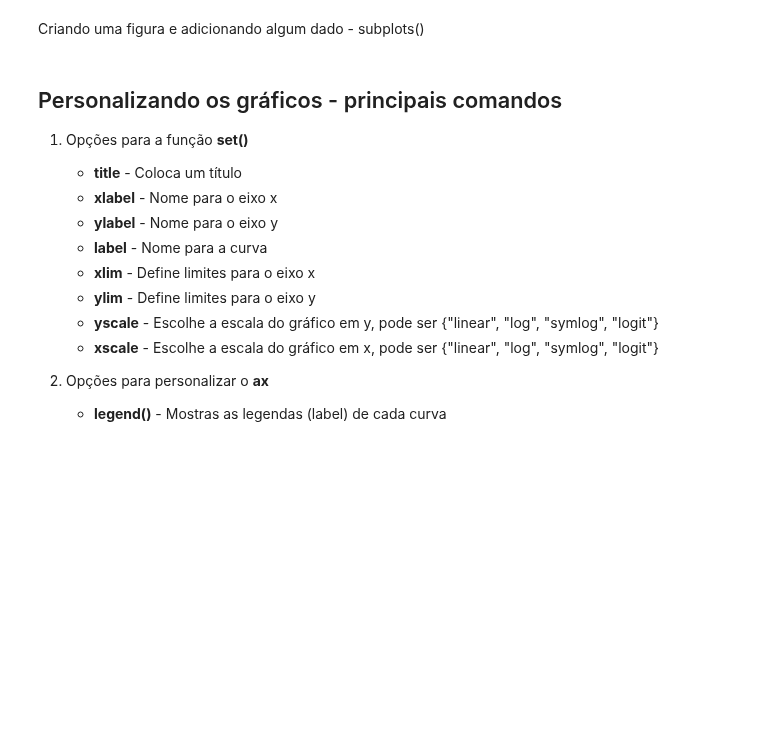
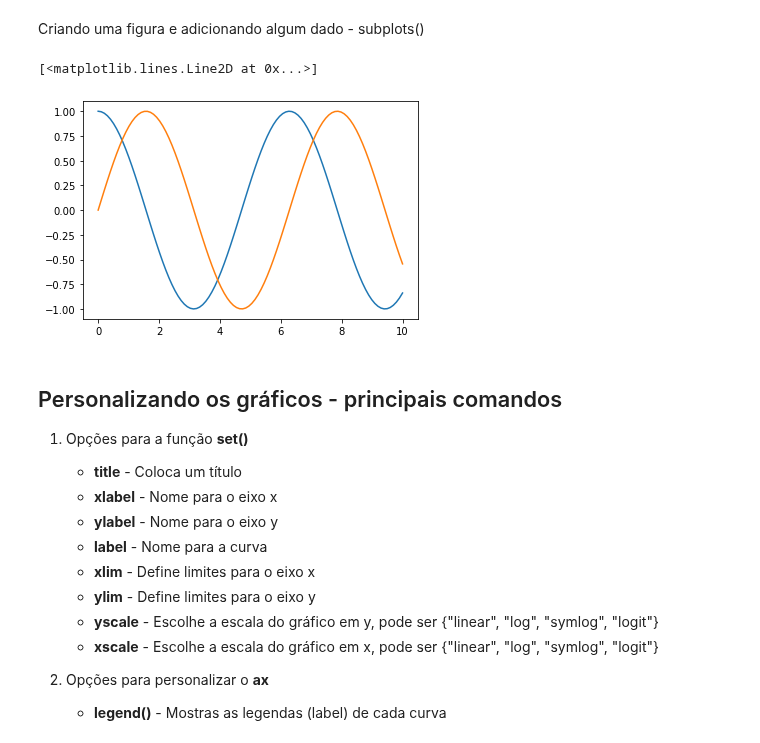
Before and after one commit to Chabole/Python, a Jupyter notebook: SENGMEC_22/Apresentação/SENGMEC_2022_day2_apresentação.ipynb, the cells around one changed output. Saved outputs shown, nothing was run; the diff lists cells and outputs as text; code cells hidden in the pictures; blank space fills up the shorter version.

```diff
--- a/SENGMEC_22/Apresentação/SENGMEC_2022_day2_apresentação.ipynb
+++ b/SENGMEC_22/Apresentação/SENGMEC_2022_day2_apresentação.ipynb
@@ -172,12 +243,20 @@ import matplotlib.pyplot as plt
 Gerando dados para as plotagens
 # %%
 #Criando uma array com valores de x
-
+x = np.linspace(0, 10, 100)
 #Criando uma array com valores de y
+y = np.cos(x)
 # %% [markdown]
 Criando uma figura e adicionando algum dado - subplots()
 # %%
 #Gerando figura - scatter, bar, plot
+fig, ax = plt.subplots()
+
+ax.plot(x, y)
+ax.plot(x, np.sin(x))
+# %% [output]
+[<matplotlib.lines.Line2D at 0x...>]
+[figure, added]
 # %% [markdown]
 ## Personalizando os gráficos - principais comandos
 
```
Also changed, not shown: parts of 68 cells of this notebook, 3 other files.
